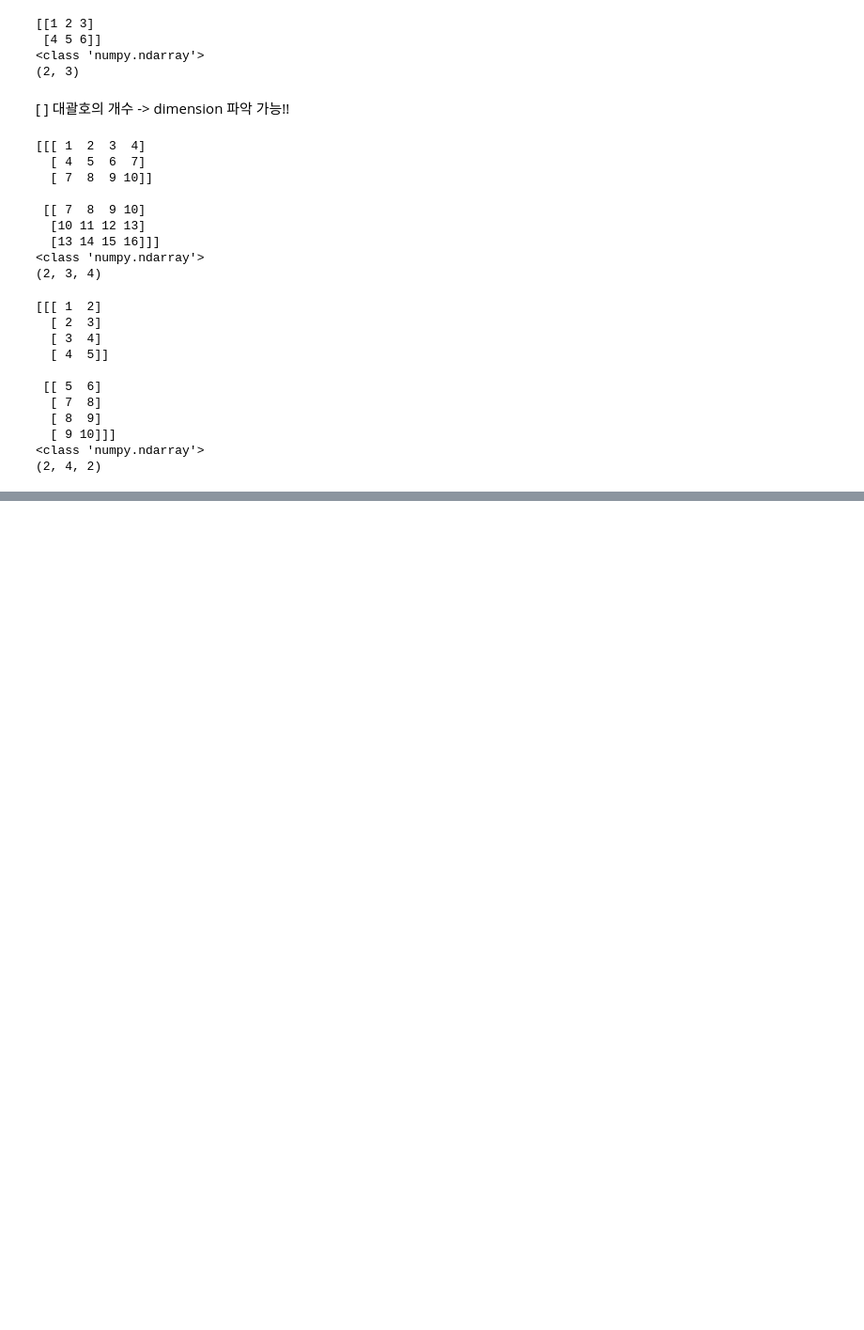
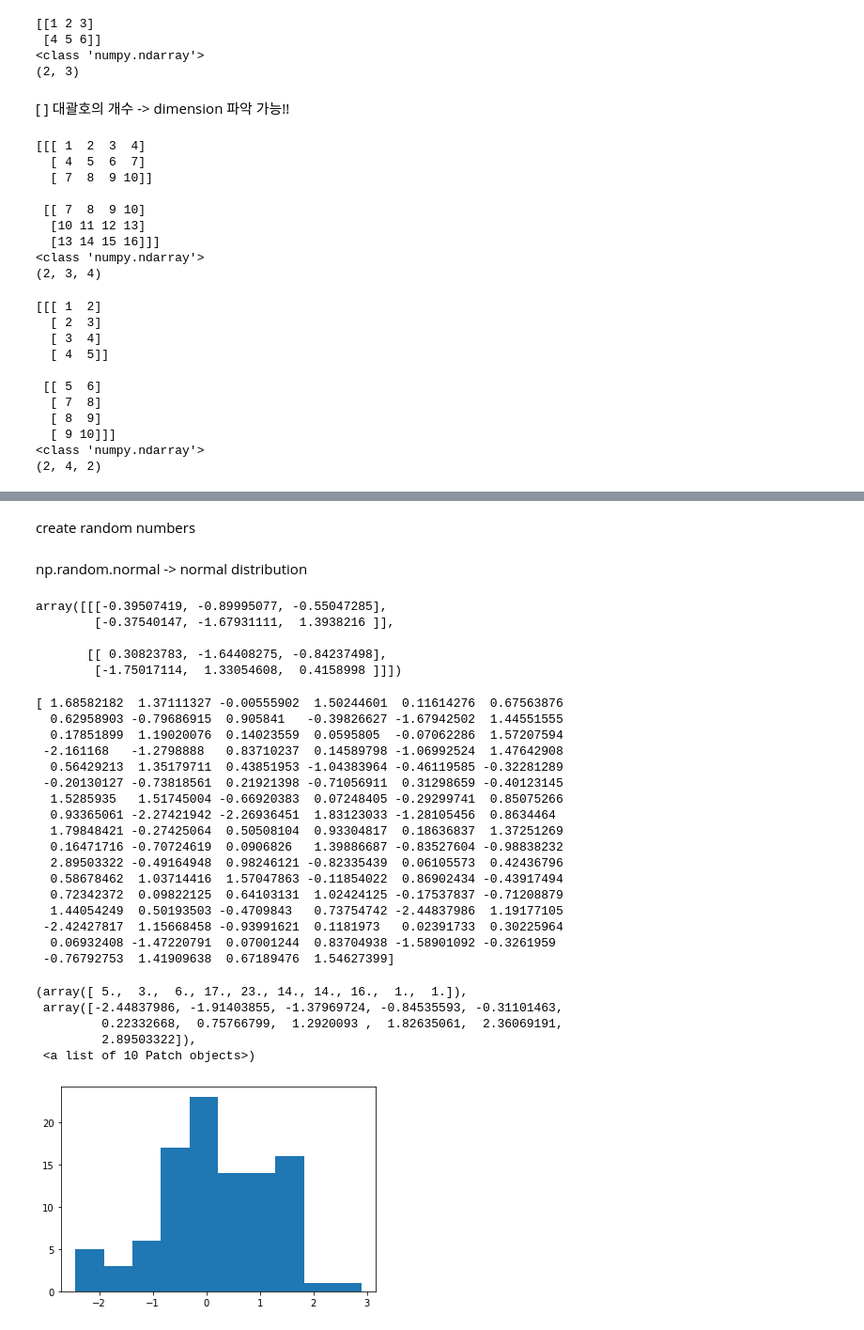
Before and after one commit to cheongseungkyu/make-it-happen, a Jupyter notebook: 20220316.ipynb, the cells around one changed output, grey strips where cells are left out. Shown at 94% size. Saved outputs shown, nothing was run; the diff lists cells and outputs as text; code cells hidden in the pictures; blank space fills up the shorter version.

```diff
--- a/20220316.ipynb
+++ b/20220316.ipynb
@@ -545,0 +575,12 @@ print(x.shape)
+# %% [markdown]
+create random numbers
+# %% [markdown]
+np.random.normal -> normal distribution
+# %%
+np.random.normal(0,1, [2,2,3])
+# %% [output]
+array([[[-0.39507419, -0.89995077, -0.55047285],
+        [-0.37540147, -1.67931111,  1.3938216 ]],
+
+       [[ 0.30823783, -1.64408275, -0.84237498],
+        [-1.75017114,  1.33054608,  0.4158998 ]]])
@@ -545,0 +589,28 @@ print(x.shape)
+# %%
+x = np.random.normal(0,1,100)
+print(x)
+plt.hist(x, bins=10)
+# %% [output]
+[ 1.68582182  1.37111327 -0.00555902  1.50244601  0.11614276  0.67563876
+  0.62958903 -0.79686915  0.905841   -0.39826627 -1.67942502  1.44551555
+  0.17851899  1.19020076  0.14023559  0.0595805  -0.07062286  1.57207594
+ -2.161168   -1.2798888   0.83710237  0.14589798 -1.06992524  1.47642908
+  0.56429213  1.35179711  0.43851953 -1.04383964 -0.46119585 -0.32281289
+ -0.20130127 -0.73818561  0.21921398 -0.71056911  0.31298659 -0.40123145
+  1.5285935   1.51745004 -0.66920383  0.07248405 -0.29299741  0.85075266
+  0.93365061 -2.27421942 -2.26936451  1.83123033 -1.28105456  0.8634464
+  1.79848421 -0.27425064  0.50508104  0.93304817  0.18636837  1.37251269
+  0.16471716 -0.70724619  0.0906826   1.39886687 -0.83527604 -0.98838232
+  2.89503322 -0.49164948  0.98246121 -0.82335439  0.06105573  0.42436796
+  0.58678462  1.03714416  1.57047863 -0.11854022  0.86902434 -0.43917494
+  0.72342372  0.09822125  0.64103131  1.02424125 -0.17537837 -0.71208879
+  1.44054249  0.50193503 -0.4709843   0.73754742 -2.44837986  1.19177105
+ -2.42427817  1.15668458 -0.93991621  0.1181973   0.02391733  0.30225964
+  0.06932408 -1.47220791  0.07001244  0.83704938 -1.58901092 -0.3261959
+ -0.76792753  1.41909638  0.67189476  1.54627399]
+(array([ 5.,  3.,  6., 17., 23., 14., 14., 16.,  1.,  1.]),
+ array([-2.44837986, -1.91403855, -1.37969724, -0.84535593, -0.31101463,
+         0.22332668,  0.75766799,  1.2920093 ,  1.82635061,  2.36069191,
+         2.89503322]),
+ <a list of 10 Patch objects>)
+[figure, added]
```
Also changed, not shown: parts of 11 cells of this notebook.
